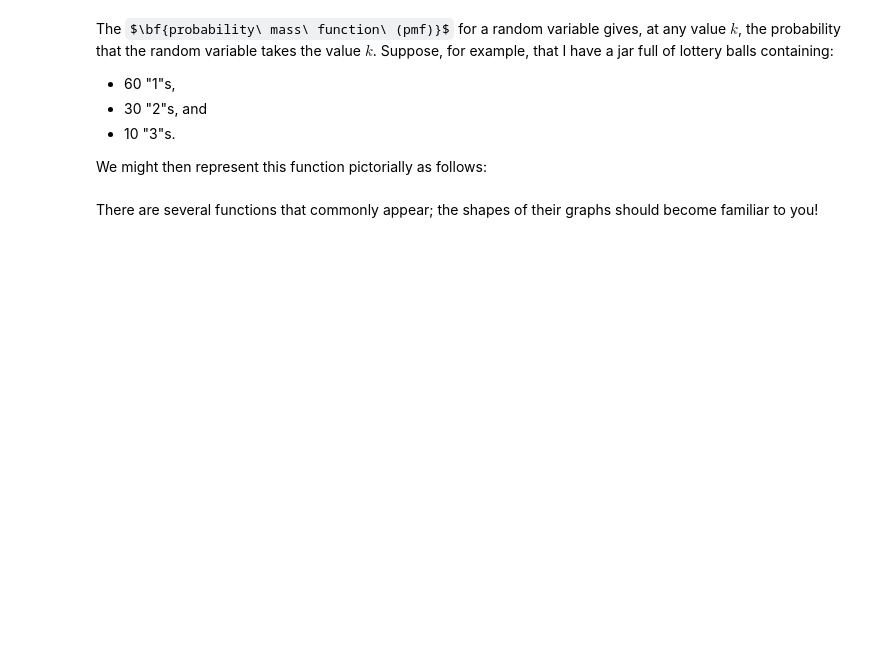
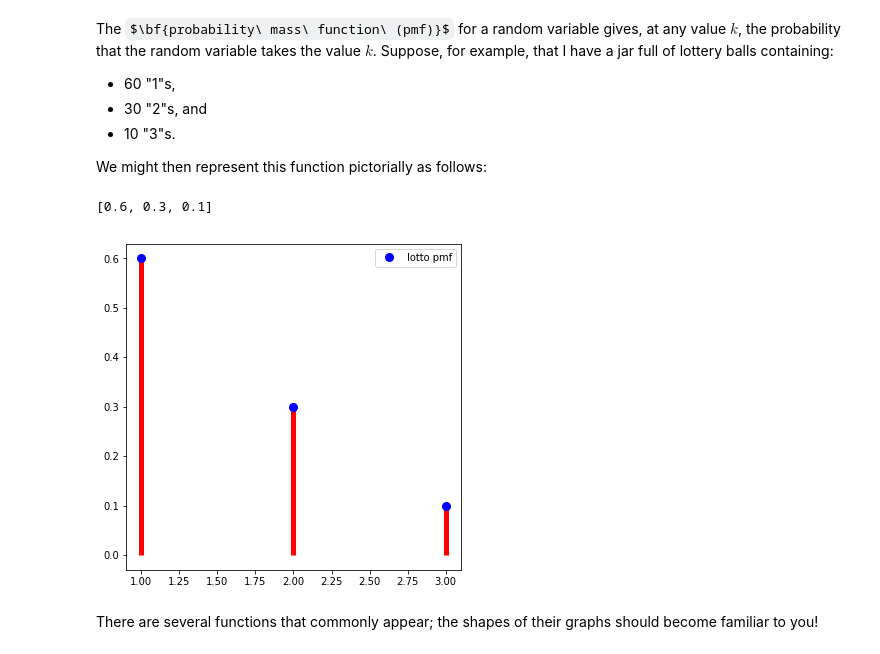
Before and after one commit to Jkim516/statistical_distributions_seattle-ds-0624, a Jupyter notebook: statistical_distributions.ipynb, the cells around one changed output. Drawn from its saved outputs; the diff is of its cells as text; code cells hidden in the pictures; some formulas as TeX source; blank space fills up the shorter version.

```diff
--- a/statistical_distributions.ipynb
+++ b/statistical_distributions.ipynb
@@ -51,3 +51,17 @@ We might then represent this function pictorially as follows:
+# %%
+# Plot here!
+x = range(1, 4)
+lotto_dict = {1: 0.6, 2: 0.3, 3: 0.1}
+y= [lotto_dict[num] for num in x]
+
+print(y)
+fig, ax = plt.subplots(1, 1, figsize=(6, 6))
+ax.plot(x, y, 'bo', ms=8, label='lotto pmf')
+ax.vlines(x, 0, y, 'r', lw=5)
+ax.legend(loc='best');
+# %% [output]
+[0.6, 0.3, 0.1]
+[figure, added]
 # %% [markdown]
 There are several functions that commonly appear; the shapes of their graphs should become familiar to you!
 # %% [markdown]
```
Also changed, not shown: parts of 19 cells of this notebook, 1 other file.
